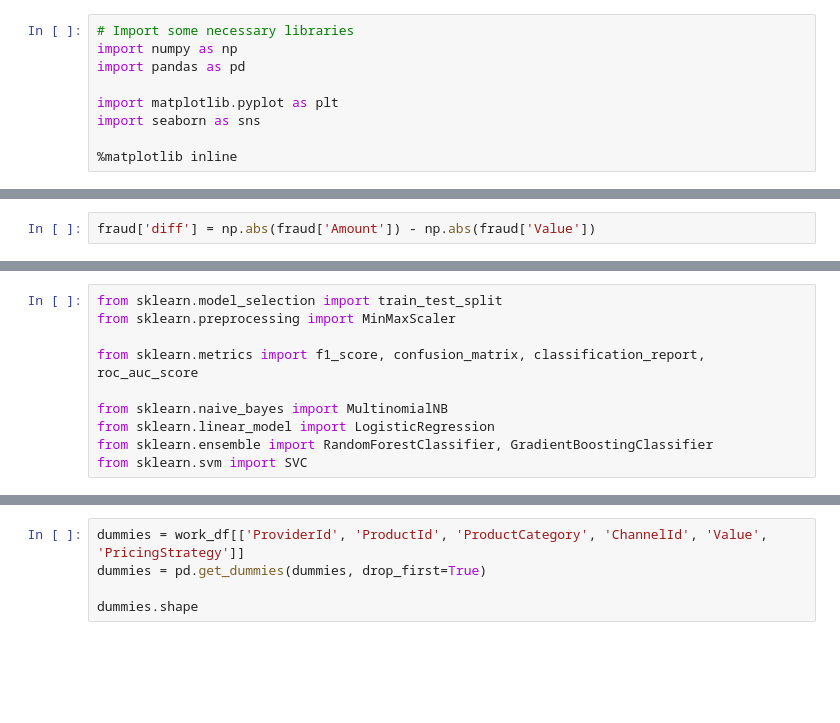
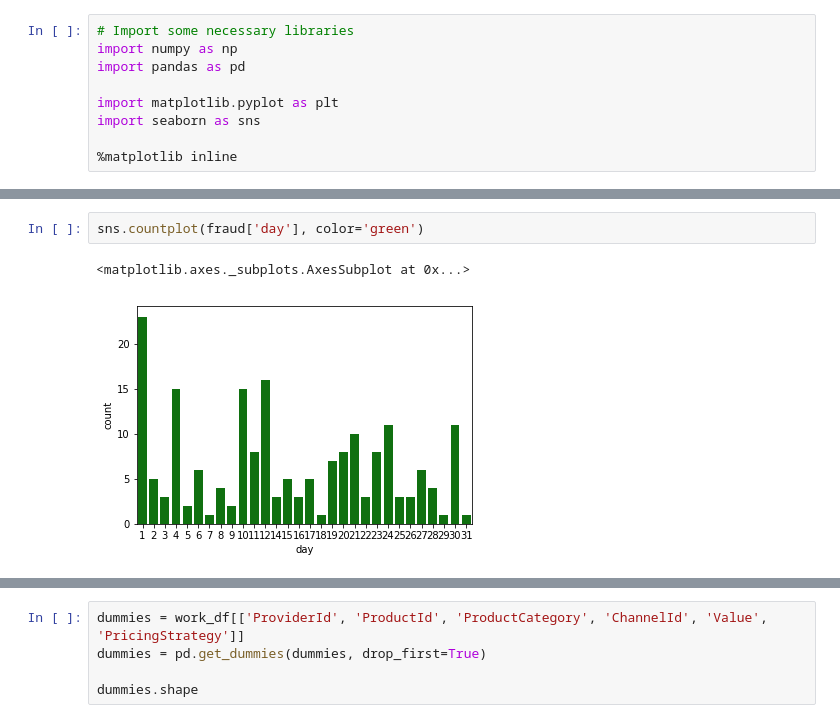
Before and after one commit to TanyaPaquet/Zindi_fraud_detection, a Jupyter notebook: zindi_fraud_detection.ipynb, the cells around one changed output, grey strips where cells are left out. Drawn from its saved outputs; the diff is of its cells as text; blank space fills up the shorter version.

```diff
--- a/zindi_fraud_detection.ipynb
+++ b/zindi_fraud_detection.ipynb
@@ -159,3 +181 @@ fraud.describe()
-# %%
-fraud['diff'] = np.abs(fraud['Amount']) - np.abs(fraud['Value'])
 # %%
@@ -191,10 +200,5 @@ work_df.head()
-# %%
-from sklearn.model_selection import train_test_split
-from sklearn.preprocessing import MinMaxScaler
-
-from sklearn.metrics import f1_score, confusion_matrix, classification_report, roc_auc_score
-
-from sklearn.naive_bayes import MultinomialNB
-from sklearn.linear_model import LogisticRegression
-from sklearn.ensemble import RandomForestClassifier, GradientBoostingClassifier
-from sklearn.svm import SVC
+# %%
+sns.countplot(fraud['day'], color='green')
+# %% [output]
+<matplotlib.axes._subplots.AxesSubplot at 0x...>
+[figure, added]
```
Also changed, not shown: parts of 58 cells of this notebook.
